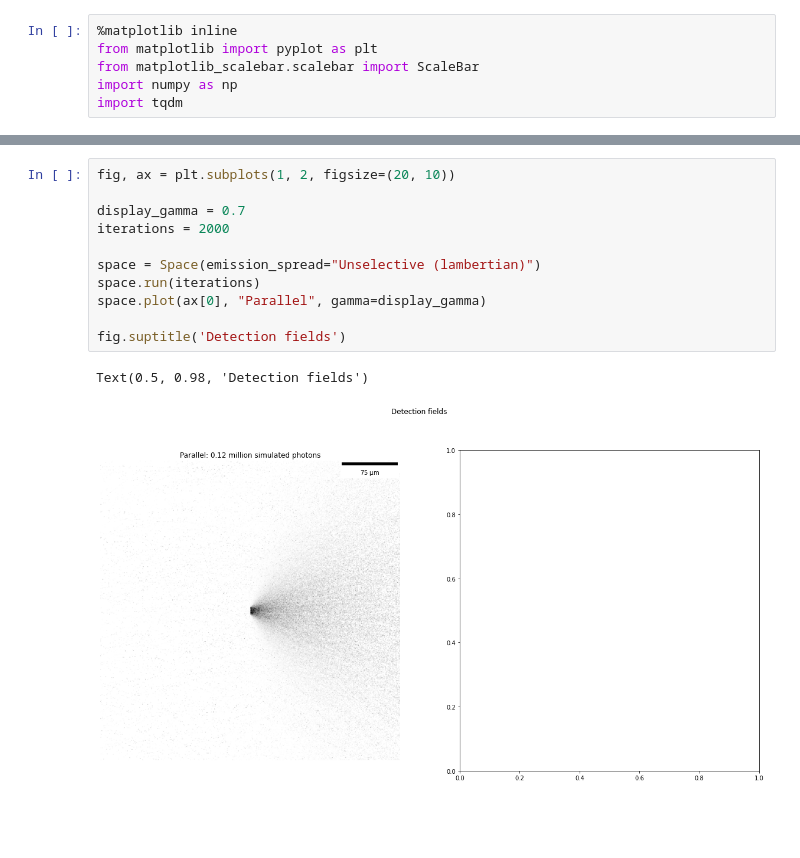
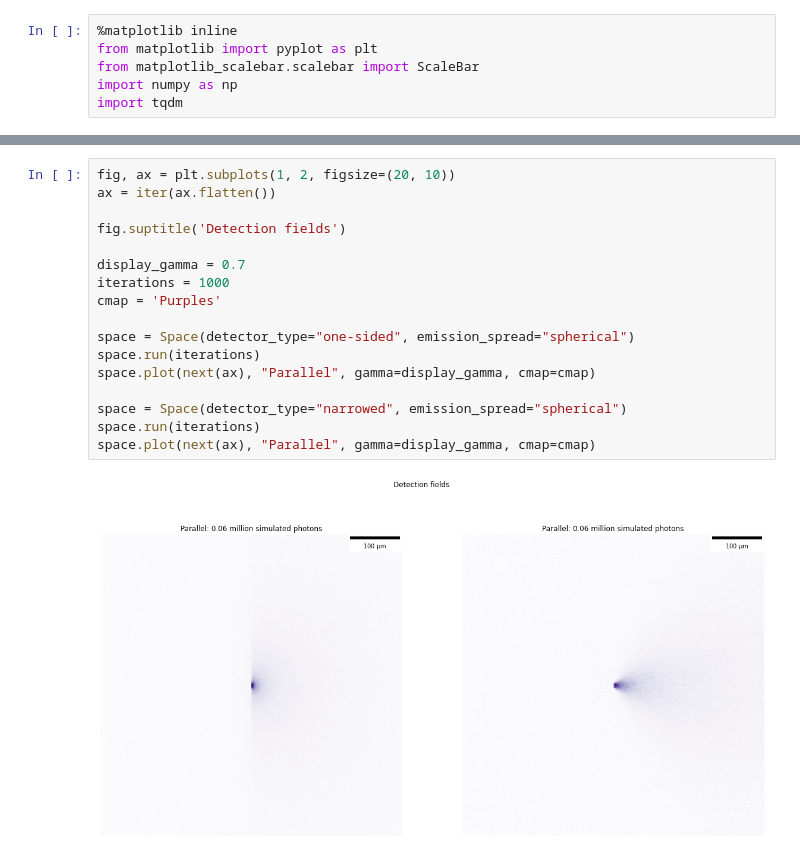
Before and after one commit to datajoint-company/neurophotonics, a Jupyter notebook: notebooks/LightSimulation.ipynb, the cells around one changed output, grey strips where cells are left out. Saved outputs shown, nothing was run; the diff lists cells and outputs as text; blank space fills up the shorter version.

```diff
--- a/notebooks/LightSimulation.ipynb
+++ b/notebooks/LightSimulation.ipynb
@@ -297,14 +226,19 @@ class Space:
 # %%
 fig, ax = plt.subplots(1, 2, figsize=(20, 10))
+ax = iter(ax.flatten())
+
+fig.suptitle('Detection fields')
 
 display_gamma = 0.7
-iterations = 2000
+iterations = 1000
+cmap = 'Purples'
 
-space = Space(emission_spread="Unselective (lambertian)")
+space = Space(detector_type="one-sided", emission_spread="spherical")
 space.run(iterations)
-space.plot(ax[0], "Parallel", gamma=display_gamma)
+space.plot(next(ax), "Parallel", gamma=display_gamma, cmap=cmap)
 
-fig.suptitle('Detection fields')
+space = Space(detector_type="narrowed", emission_spread="spherical")
+space.run(iterations)
+space.plot(next(ax), "Parallel", gamma=display_gamma, cmap=cmap)
 # %% [output]
-Text(0.5, 0.98, 'Detection fields')
-[figure, old version]
+[figure, new version]
```
Also changed, not shown: parts of 7 cells of this notebook.
